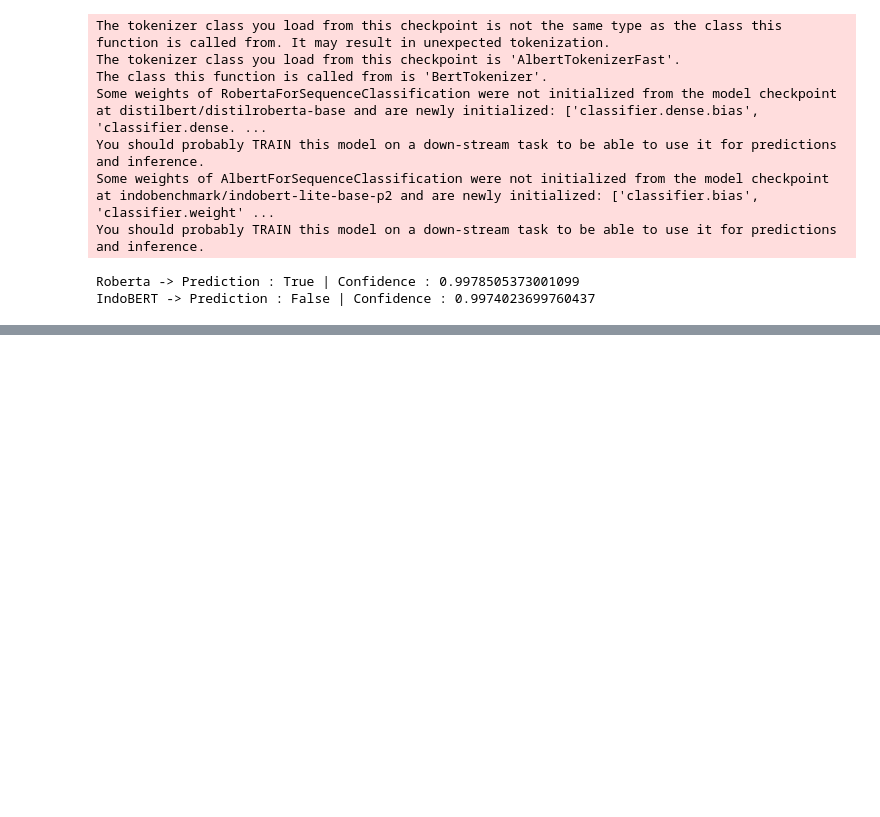
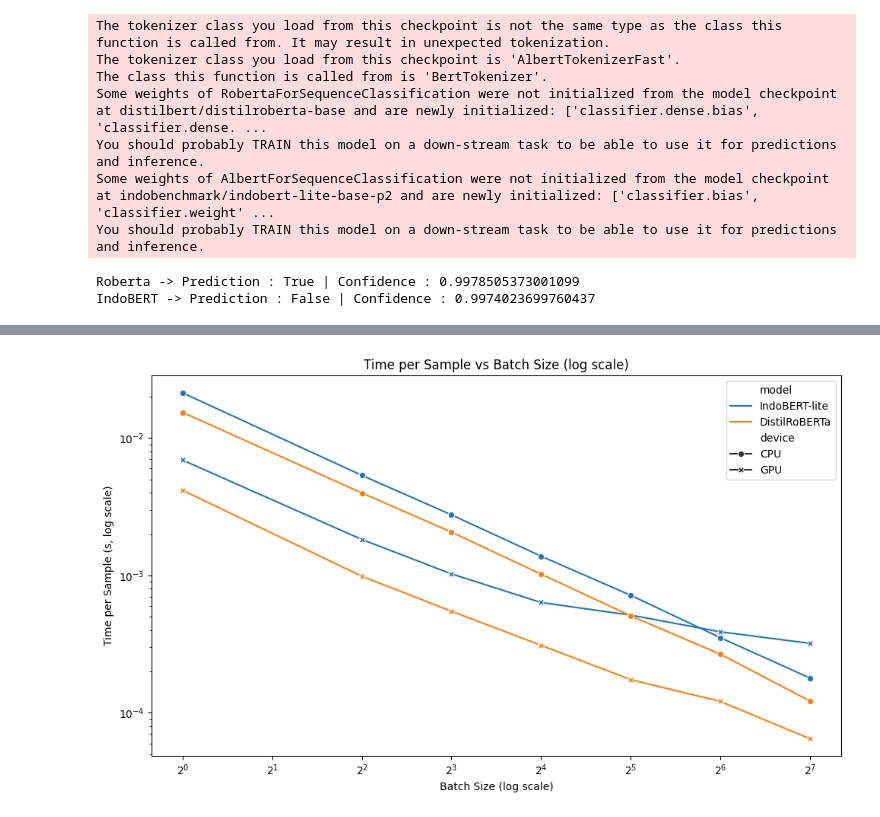
Before and after one commit to bwbayu/youtube-bot, a Jupyter notebook: engine/eda.ipynb, the cells around one changed output, grey strips where cells are left out. Saved outputs shown, nothing was run; the diff lists cells and outputs as text; code cells hidden in the pictures; blank space fills up the shorter version.

Commit message:
feat: add fine-tuned model benchmark

```diff
--- a/engine/eda.ipynb
+++ b/engine/eda.ipynb
@@ -583,0 +586,3 @@ IndoBERT -> Prediction : False | Confidence : 0.9974023699760437
+# %%
+df_benchmark = pd.read_csv("data/benchmark_batchsize.csv")
+df_benchmark.head()
@@ -583,0 +596,20 @@ IndoBERT -> Prediction : False | Confidence : 0.9974023699760437
+# %%
+plt.figure(figsize=(10, 6))
+sns.lineplot(
+    data=df_benchmark,
+    x="batch_size",
+    y="time_per_sample",
+    hue="model",
+    style="device",
+    markers=True,
+    dashes=False
+)
+plt.xscale('log', base=2)
+plt.yscale('log')
+plt.title("Time per Sample vs Batch Size (log scale)")
+plt.xlabel("Batch Size (log scale)")
+plt.ylabel("Time per Sample (s, log scale)")
+plt.tight_layout()
+plt.show()
+# %% [output]
+[figure, added]
```
Also changed, not shown: parts of 4 cells of this notebook, 2 other files.
